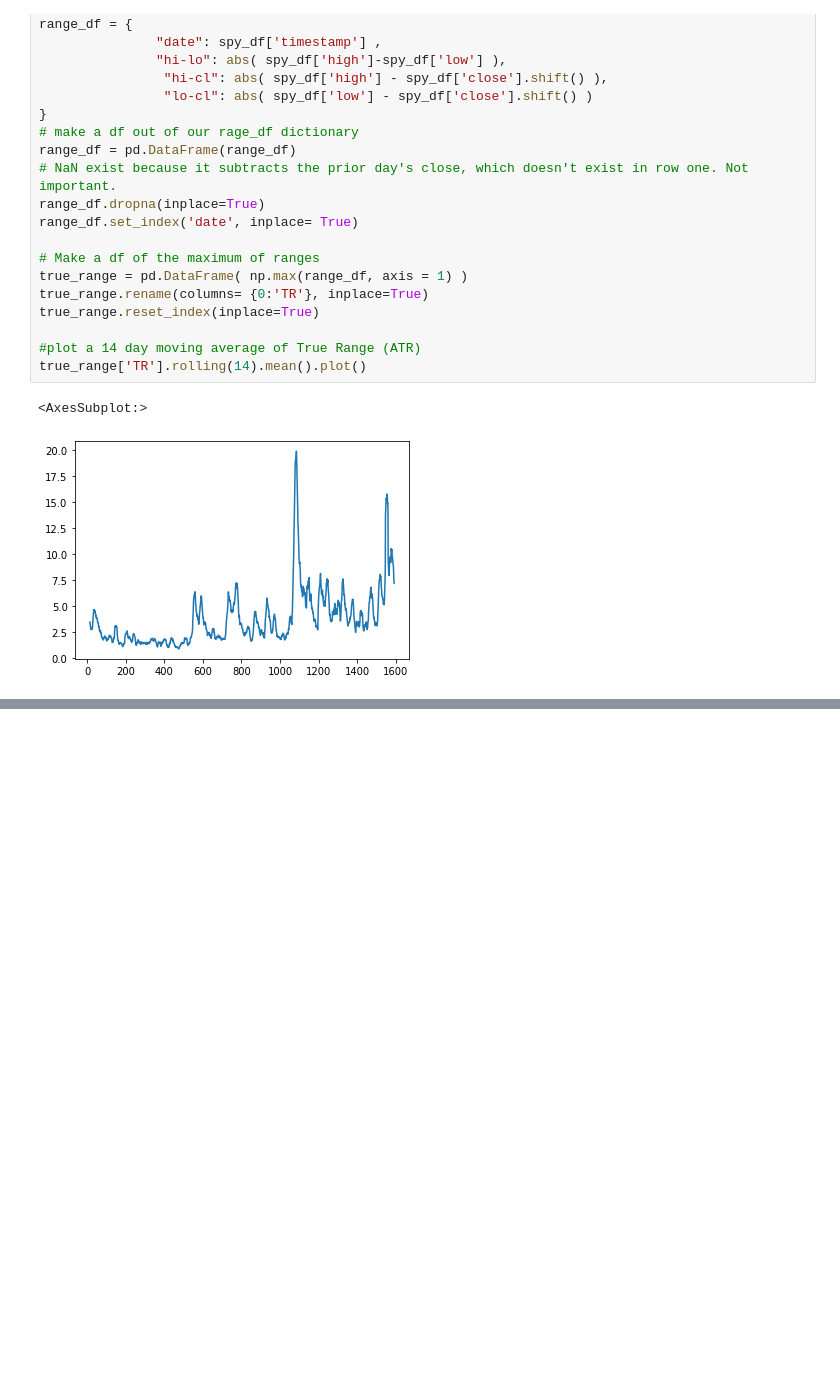
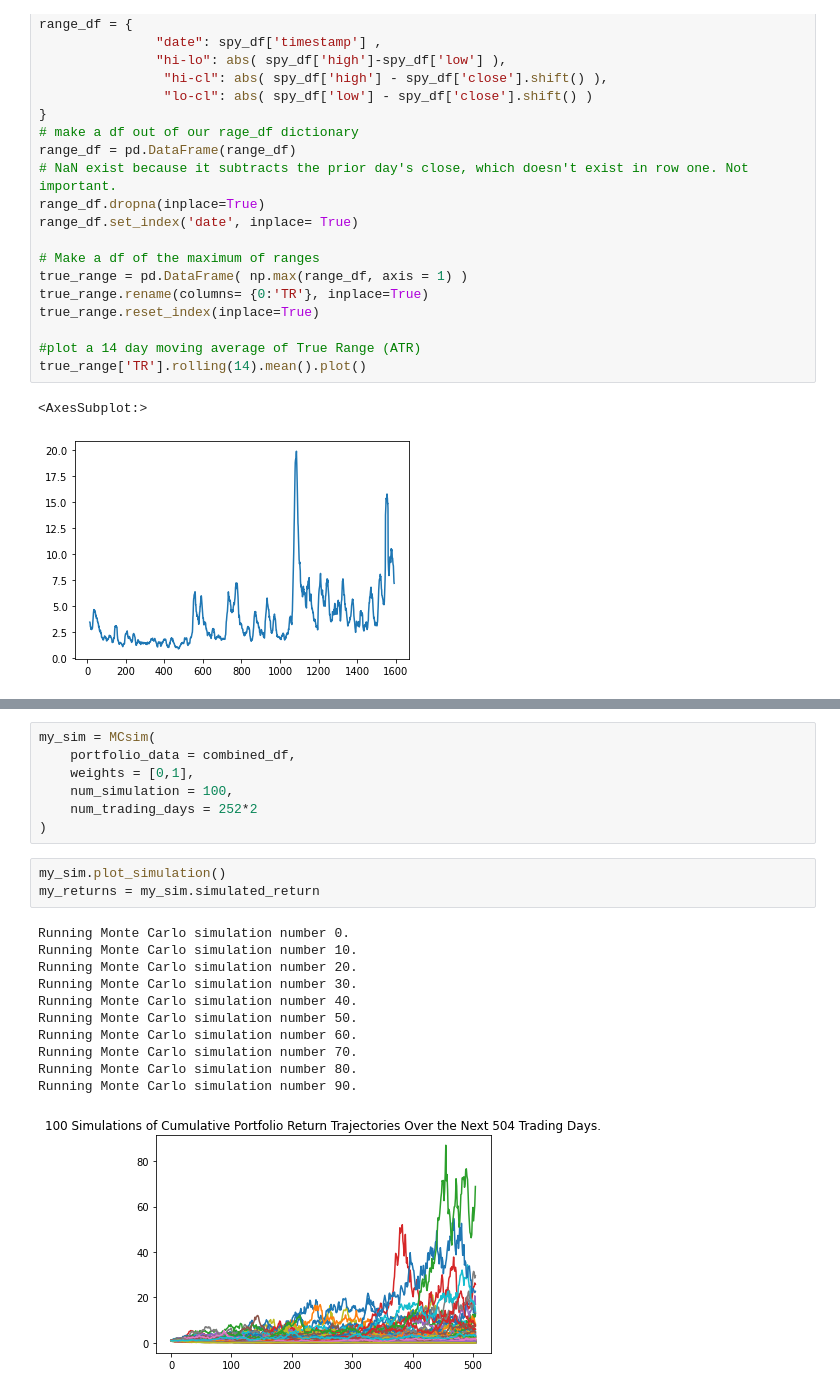
Before and after one commit to JoeHGeoghegan/VIX_Timing_The_Market, a Jupyter notebook: Notebooks/Laramie.ipynb, the cells around one changed output, grey strips where cells are left out. Saved outputs shown, nothing was run; the diff lists cells and outputs as text; blank space fills up the shorter version.

```diff
--- a/Notebooks/Laramie.ipynb
+++ b/Notebooks/Laramie.ipynb
@@ -76,0 +117,22 @@ true_range.to_csv("../Data/rawdata/TR_data.csv")
+# %%
+my_sim = MCsim(
+    portfolio_data = combined_df,
+    weights = [0,1],
+    num_simulation = 100,
+    num_trading_days = 252*2
+)
+# %%
+my_sim.plot_simulation()
+my_returns = my_sim.simulated_return
+# %% [output]
+Running Monte Carlo simulation number 0.
+Running Monte Carlo simulation number 10.
+Running Monte Carlo simulation number 20.
+Running Monte Carlo simulation number 30.
+Running Monte Carlo simulation number 40.
+Running Monte Carlo simulation number 50.
+Running Monte Carlo simulation number 60.
+Running Monte Carlo simulation number 70.
+Running Monte Carlo simulation number 80.
+Running Monte Carlo simulation number 90.
+[figure, added]
```
Also changed, not shown: parts of 11 cells of this notebook, 4 other files.
